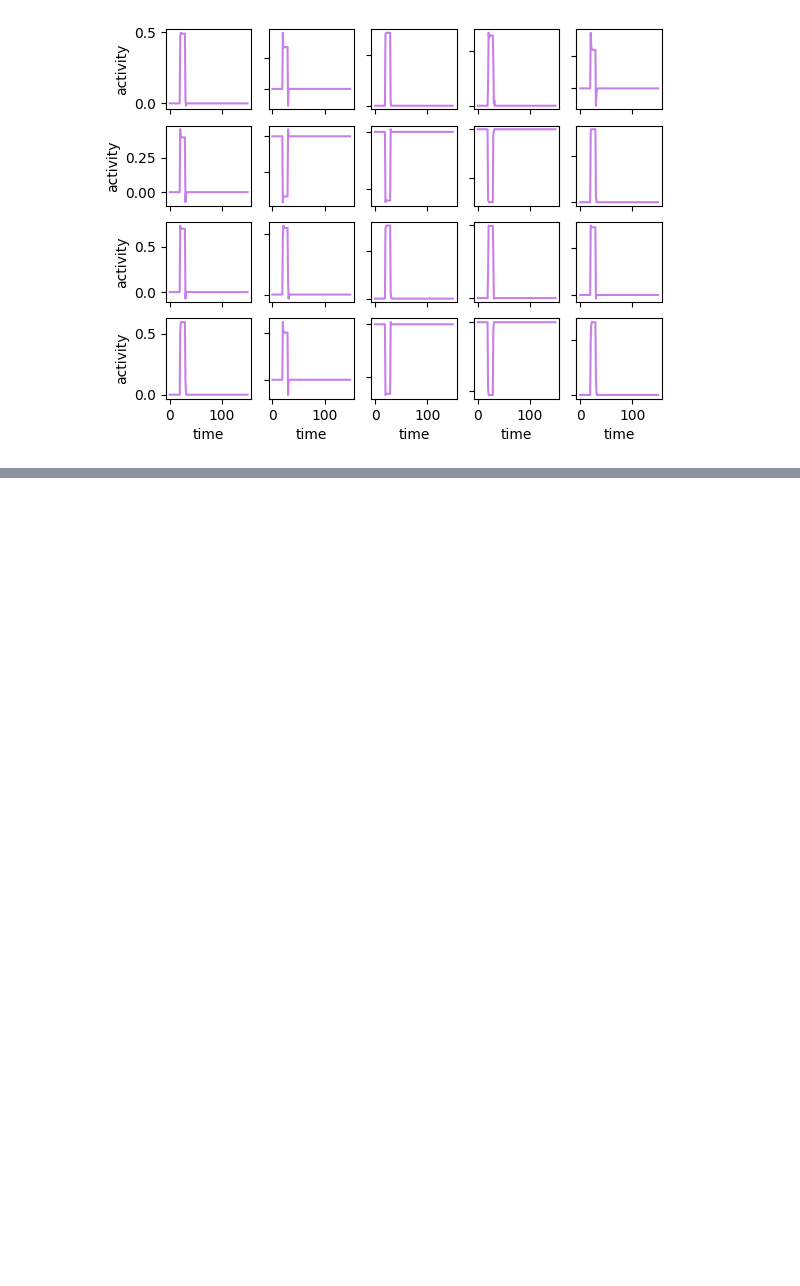
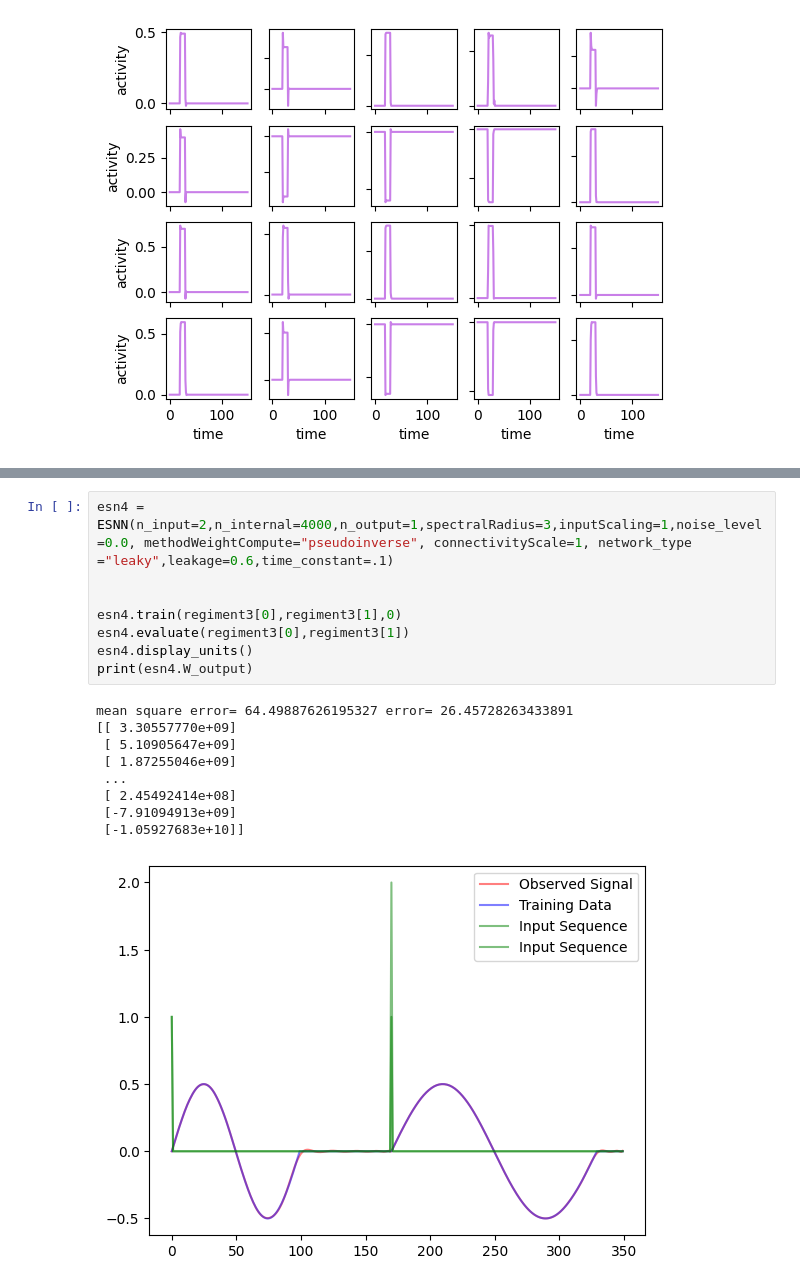
Before and after one commit to joncannon/Thesis, a Jupyter notebook: jaeger_rewrite.ipynb, the cells around one changed output, grey strips where cells are left out. Drawn from its saved outputs; the diff is of its cells as text; blank space fills up the shorter version.

```diff
--- a/jaeger_rewrite.ipynb
+++ b/jaeger_rewrite.ipynb
@@ -337,0 +571,18 @@ mean square error= 64.49999672043666 error= 26.457512438017293
+# %%
+esn4 = ESNN(n_input=2,n_internal=4000,n_output=1,spectralRadius=3,inputScaling=1,noise_level=0.0, methodWeightCompute="pseudoinverse", connectivityScale=1, network_type ="leaky",leakage=0.6,time_constant=.1)
+
+
+esn4.train(regiment3[0],regiment3[1],0)
+esn4.evaluate(regiment3[0],regiment3[1])
+esn4.display_units()
+print(esn4.W_output)
+# %% [output]
+mean square error= 64.49887626195327 error= 26.45728263433891
+[[ 3.30557770e+09]
+ [ 5.10905647e+09]
+ [ 1.87255046e+09]
+ ...
+ [ 2.45492414e+08]
+ [-7.91094913e+09]
+ [-1.05927683e+10]]
+[figure, added]
```
Also changed, not shown: parts of 16 cells of this notebook.
